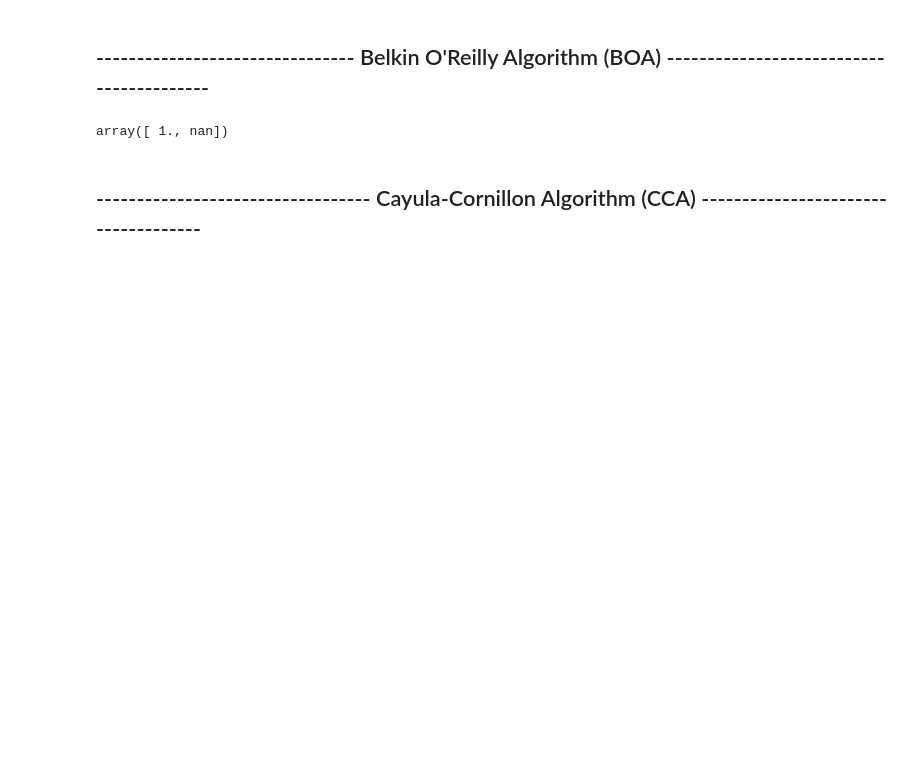
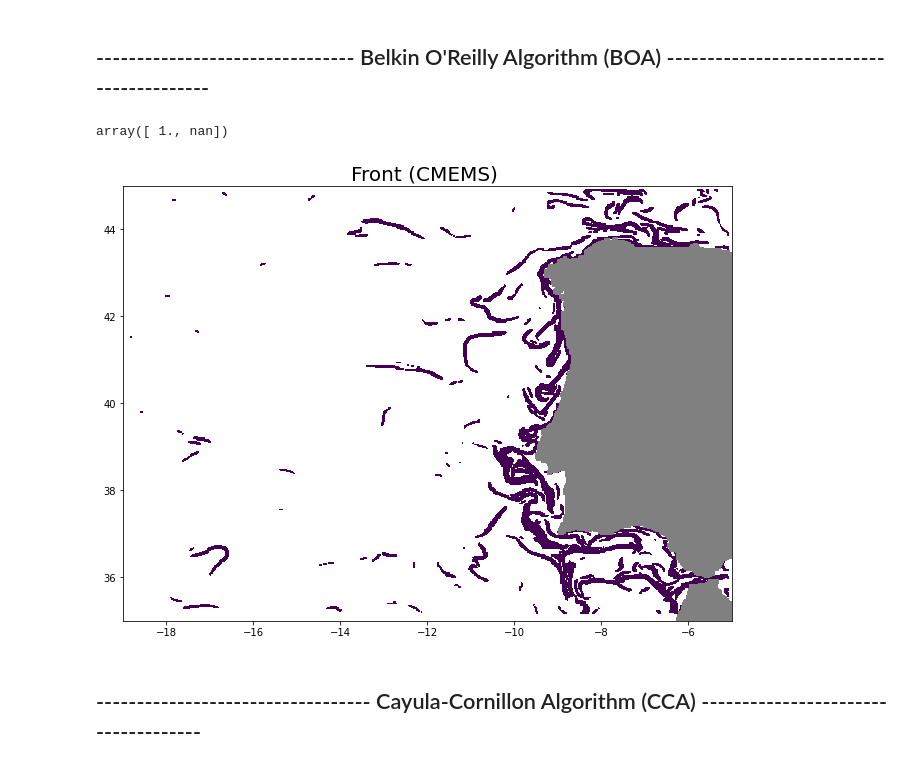
Before and after one commit to CoLAB-ATLANTIC/JUNO, a Jupyter notebook: notebooks/CMEMS_single_day_fronts.ipynb, the cells around one changed output. Cells and saved outputs as stored; diff of their text form; code cells hidden in the pictures; blank space fills up the shorter version.

```diff
--- a/notebooks/CMEMS_single_day_fronts.ipynb
+++ b/notebooks/CMEMS_single_day_fronts.ipynb
@@ -232,6 +288,10 @@ boa_f = BOA_aplication(xarray_cmems, threshold=0.15)
 np.unique(boa_f)
 # %% [output]
 array([ 1., nan])
+# %%
+front_visualization(boa_f, xarray_cmems)
+# %% [output]
+[figure, added]
 # %% [markdown]
 ## ---------------------------------- Cayula-Cornillon Algorithm (CCA) ------------------------------------
 # %%
```
Also changed, not shown: parts of 13 cells of this notebook, 1 other file.
